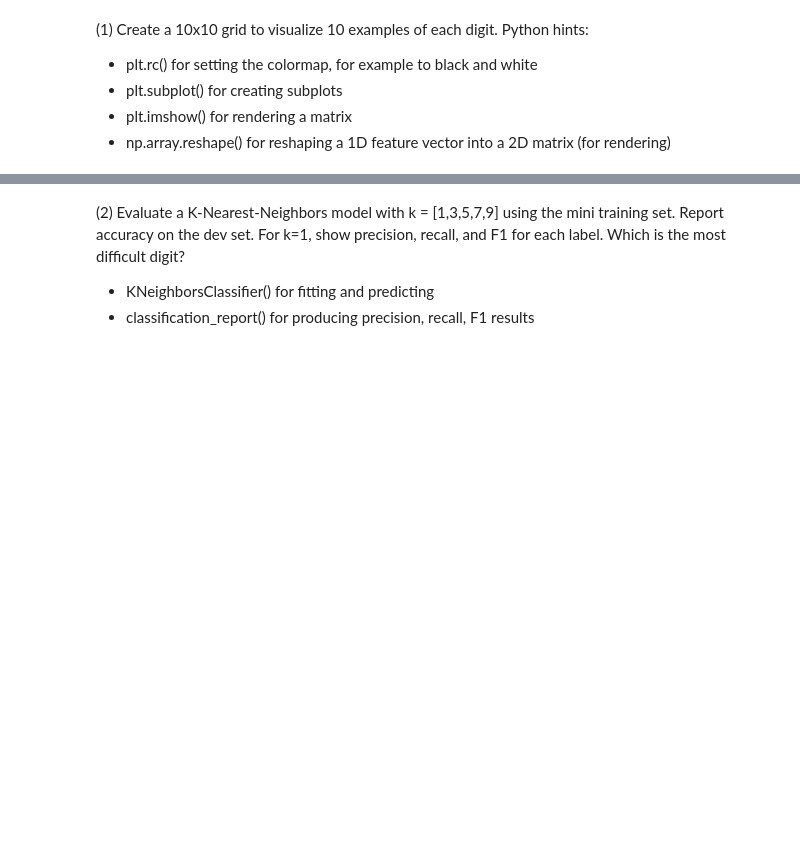
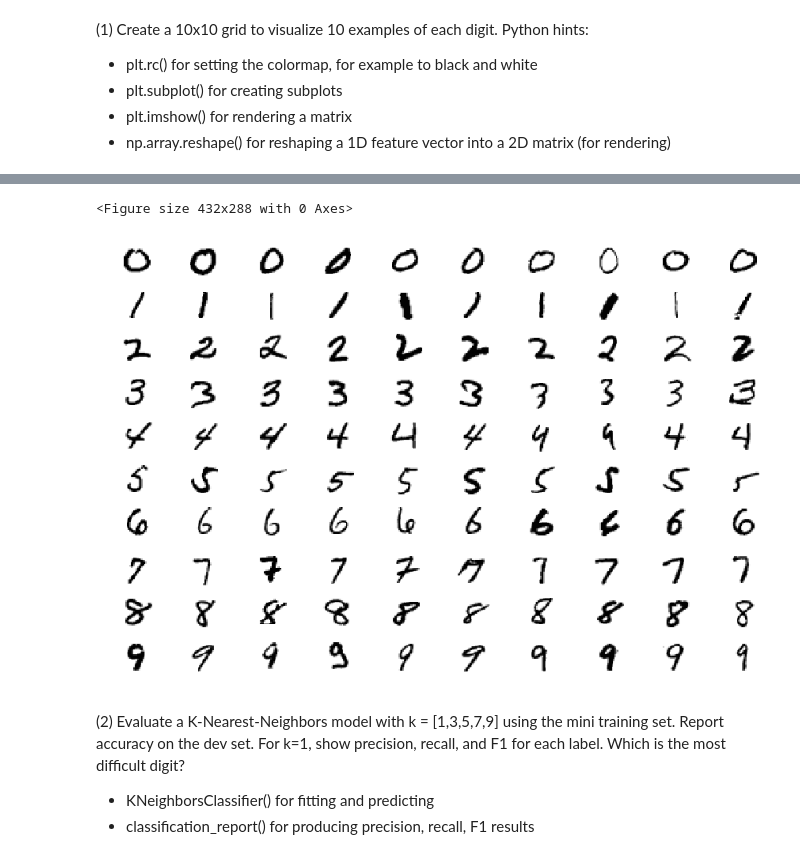
Before and after one commit to sthiruvallur/W207-Applied-Machine-Learning, a Jupyter notebook: Projects/Satya_Thiruvallur_p1.ipynb, the cells around one changed output, grey strips where cells are left out. Saved outputs shown, nothing was run; the diff lists cells and outputs as text; code cells hidden in the pictures; blank space fills up the shorter version.

```diff
--- a/Projects/Satya_Thiruvallur_p1.ipynb
+++ b/Projects/Satya_Thiruvallur_p1.ipynb
@@ -138,3 +73,46 @@ Shape of first_image: (784,)
+# %%
+#def P1(num_examples=10):
+
+### STUDENT START ###
+def visualize_examples(num_examples=10):
+    plt.clf()
+    plt.style.use('seaborn-muted')
+
+    images_to_plot = num_examples*10
+    random_indices = np.random.randint(70000, size=(10,10))
+
+    # 784 columns correspond to 28x28 image
+    plt.rcParams['axes.facecolor'] = 'white'
+    plt.rcParams['axes.edgecolor'] = 'black'
+    plt.rc('grid',linestyle="-", color='black')
+    plt.figure(figsize=(15, 10))
+    plt.rc('image', cmap='gray_r')
+
+    for digit in range(10):
+        #Get some random samples of feature pixels for the given pixel
+        #This will be our source to visualize
+        row_indices = np.where(mini_train_labels == digit)[0]
+
+        #Go through the loop for num_example times and print digit
+        for example in range(num_examples):
+            #Get a row index given the example
+            row_index = row_indices[example]
+            #Get the image for the given row
+            image_instance = np.reshape(mini_train_data[row_index,:], (28,28))
+            #Get the subplot number
+            plot_num = digit*num_examples + example + 1
+            plt.subplot(10,num_examples,plot_num)
+            plt.axis('off')
+            #Finally display the instance
+            plt.imshow(image_instance)
+
+visualize_examples(10)
+### STUDENT END ###
+
+#P1(10)
+# %% [output]
+<Figure size 432x288 with 0 Axes>
+[figure, added]
 # %% [markdown]
 (2) Evaluate a K-Nearest-Neighbors model with k = [1,3,5,7,9] using the mini training set. Report accuracy on the dev set. For k=1, show precision, recall, and F1 for each label. Which is the most difficult digit?
 
```
Also changed, not shown: parts of 23 cells of this notebook.
